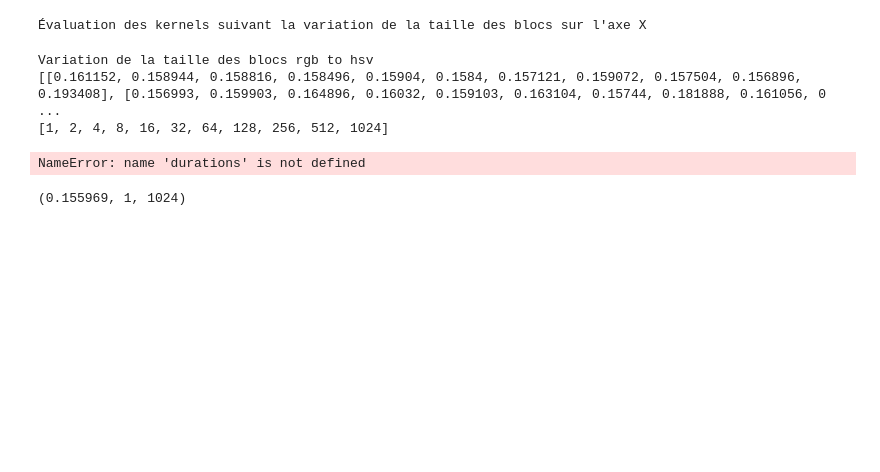
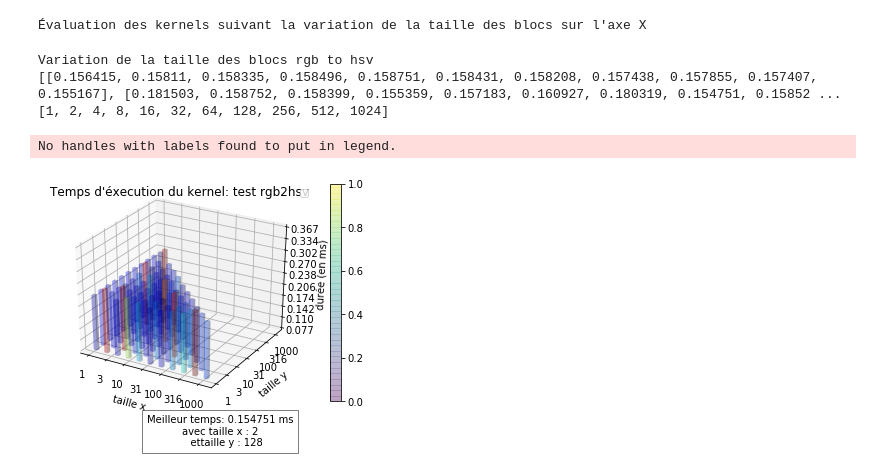
Before and after one commit to Me-k-01/Histogram_equalization, a Jupyter notebook: rapport-tp3.ipynb, the cells around one changed output. Cells and saved outputs as stored; diff of their text form; code cells hidden in the pictures; blank space fills up the shorter version.

Commit message:
valeur des axes de l'histogramme logarithmique

```diff
--- a/rapport-tp3.ipynb
+++ b/rapport-tp3.ipynb
@@ -119,7 +119,7 @@ def evaluate2DBlocSize(kernelType, nTry = 10):
     durations = []
     sizes = []
     xBlockSize = 1
-    step = 32
+    step = 64
 
     while xBlockSize <= 1024:
         yBlockSize = 1
@@ -127,7 +127,8 @@ def evaluate2DBlocSize(kernelType, nTry = 10):
         while yBlockSize <= 1024:
             if (xBlockSize * yBlockSize) > 1024:
                 durations[-1].append(np.nan)
-                yBlockSize += step
+                #yBlockSize += step
+                yBlockSize *= 2
                 continue
 
             avg = 0
@@ -142,10 +143,12 @@ def evaluate2DBlocSize(kernelType, nTry = 10):
 
             avg /= nTry
             durations[-1].append(avg)
-            yBlockSize += step if xBlockSize != 1 else -1
+            #yBlockSize += step if yBlockSize != 1 else -1
+            yBlockSize *= 2
         sizes.append(xBlockSize)
 
-        xBlockSize += step if xBlockSize != 1 else -1
+        #xBlockSize += step if xBlockSize != 1 else -1
+        xBlockSize *= 2
     return durations, sizes
 # %%
 print("Variation de la taille des blocs rgb to hsv")
@@ -154,7 +157,7 @@ print(durations)
 print(sizes)
 # %% [output]
 Variation de la taille des blocs rgb to hsv
-[[0.161152, 0.158944, 0.158816, 0.158496, 0.15904, 0.1584, 0.157121, 0.159072, 0.157504, 0.156896, 0.193408], [0.156993, 0.159903, 0.164896, 0.16032, 0.159103, 0.163104, 0.15744, 0.181888, 0.161056, 0 ...
+[[0.156415, 0.15811, 0.158335, 0.158496, 0.158751, 0.158431, 0.158208, 0.157438, 0.157855, 0.157407, 0.155167], [0.181503, 0.158752, 0.158399, 0.155359, 0.157183, 0.160927, 0.180319, 0.154751, 0.15852 ...
 [1, 2, 4, 8, 16, 32, 64, 128, 256, 512, 1024]
 # %%
 """
@@ -243,6 +246,11 @@ def getBestParameters(durations, sizesX, sizesY):
 
     return m, x, y
 
+def log_tick_formatter(val, pos=None):
+    return int(10**val)
+    #return "{:.2e}".format(10**val)
+    #return r"$10^{{{:.0f}}}$".format(val)
+
 def showHistogramDuration3DHist(durations, sizesX, sizesY, title, xLabel, yLabel):
     fig = plt.figure()
     ax = fig.add_subplot(111, projection='3d')
@@ -251,7 +259,7 @@ def showHistogramDuration3DHist(durations, sizesX, sizesY, title, xLabel, yLabel
     xpos, ypos = np.meshgrid(sizesX, sizesY)
     xpos = xpos.flatten('F')
     ypos = ypos.flatten('F')
-    dz = durations.flatten()
+    dz = np.array(durations).flatten()
     minZ, maxZ = min(dz), max(dz)
     zpos = np.full_like(dz, minZ /2, dtype=np.double)
 
@@ -259,28 +267,24 @@ def showHistogramDuration3DHist(durations, sizesX, sizesY, title, xLabel, yLabel
     dy = dx.copy()
     cmap = cm.get_cmap('jet')
     rgb = [cmap((k-minZ)/ (maxZ-minZ)) for k in dz]
-    ax.bar3d(xpos, ypos, zpos, 16, 16, dz, color=rgb, alpha=0.2, zsort='average')
+    hist = ax.bar3d(np.log10(xpos), np.log10(ypos), zpos, 0.1, 0.1, dz, color=rgb, alpha=0.2, zsort='average')
 
     # Customize the z axis.
     ax.zaxis.set_major_locator(LinearLocator(10))
     ax.zaxis.set_major_formatter(FormatStrFormatter('%.03f'))
 
-    ax.legend()
+    ax.xaxis.set_major_formatter(FuncFormatter(log_tick_formatter))
+    ax.yaxis.set_major_formatter(FuncFormatter(log_tick_formatter))
+
     ax.set_zlim(minZ /2, maxZ * 2)
     ax.set_xlabel(xLabel)
     ax.set_ylabel(yLabel)
     ax.set_zlabel("durée (en ms)")
-    ax.invert_yaxis()
-
-
+    # Add a color bar which maps values to colors.evaluate2DBlocSize(4, 1)
+    fig.colorbar(hist)
     d, x, y  = getBestParameters(durations, sizesX, sizesY)
     plt.figtext(0.53, -0.03, "Meilleur temps: " + str(minZ) + " ms\navec " + xLabel + " : " + str(x) + "\n    et" + yLabel + " : " + str(y) , ha="center", bbox={"facecolor":"white", "alpha":0.5, "pad":5})
     plt.show()
-
-
-showHistogramDuration3DHist(durations, sizes, sizes, "test", "taille x", "taille y")
-# %% [output]
-NameError: name 'durations' is not defined
 # %%
 
 
@@ -290,15 +294,3 @@ def testBlocKernels(kernels, nTry = 1):
 
         durations, sizes = evaluate2DBlocSize(0, nTry)
         showHistogramDuration3DHist(durations, sizes, sizes, kernels[i], "taille de bloc x", "taille de bloc y")
-
-
-getBestParameters(test, sizes, sizes)
-#testBlocKernels(KERNELS, 2)
-# %% [output]
-(0.155969, 1, 1024)
-# %%
-
-
-print("Variation de la taille des blocs histogram")
-durations, sizes = evaluate2DBlocSize(3, 10)
-showHistogramDuration3D_1(durations, sizes, sizes, "taille x", "taille y")
@@ -314,0 +297,6 @@ showHistogramDurationtest(durations, sizes, "test", "nbthread", )"""
+# %%
+getBestParameters(durations, sizes, sizes)
+showHistogramDuration3DHist(durations, sizes, sizes, "test rgb2hsv", "taille x", "taille y")
+# %% [output]
+No handles with labels found to put in legend.
+[figure, added]
```
Also changed, not shown: parts of 3 cells of this notebook.
